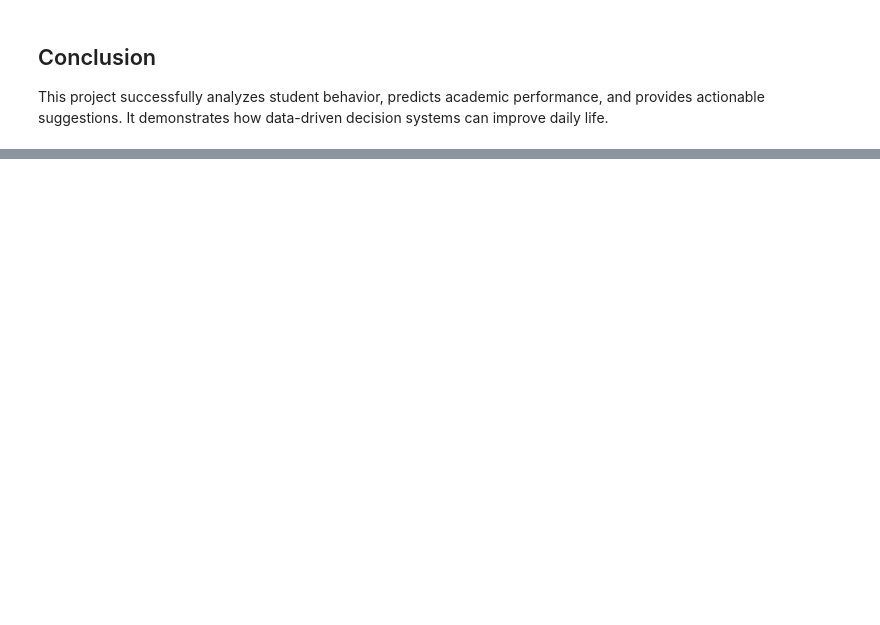
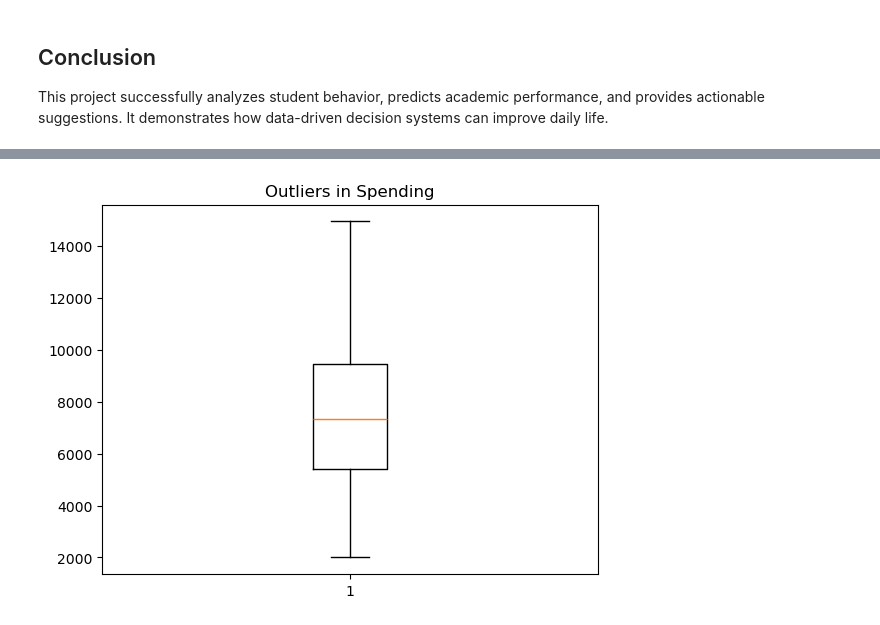
Before and after one commit to Naja-Hindh/smart-student-life-decision-system, a Jupyter notebook: notebooks/study_analysis.ipynb, the cells around one changed output, grey strips where cells are left out. Cells and saved outputs as stored; diff of their text form; code cells hidden in the pictures; blank space fills up the shorter version.

```diff
--- a/notebooks/study_analysis.ipynb
+++ b/notebooks/study_analysis.ipynb
@@ -394,0 +734,6 @@ This project successfully analyzes student behavior, predicts academic performan
+# %%
+plt.boxplot(spending_df["monthly_spending"])
+plt.title("Outliers in Spending")
+plt.show()
+# %% [output]
+[figure, added]
```
Also changed, not shown: parts of 92 cells of this notebook.
